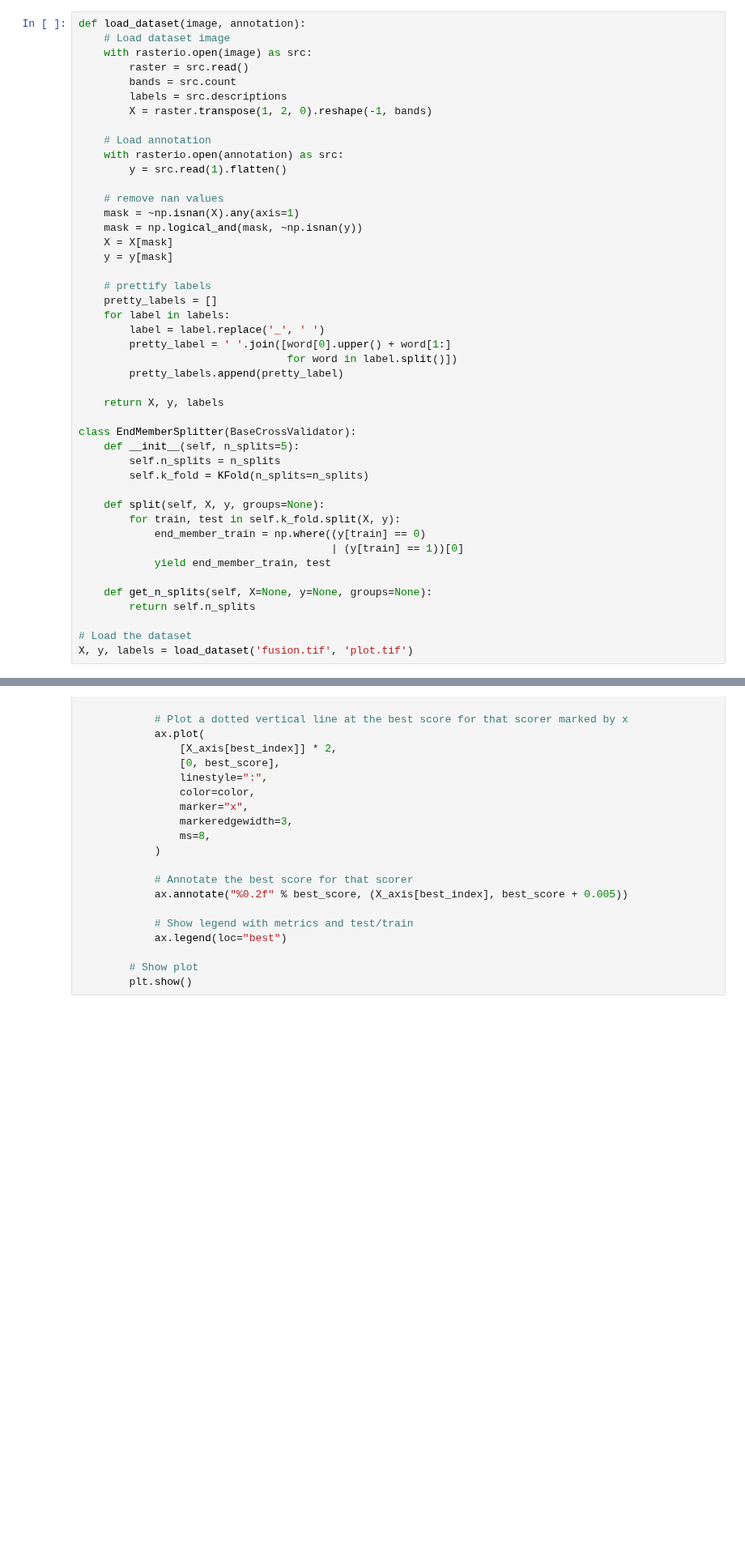
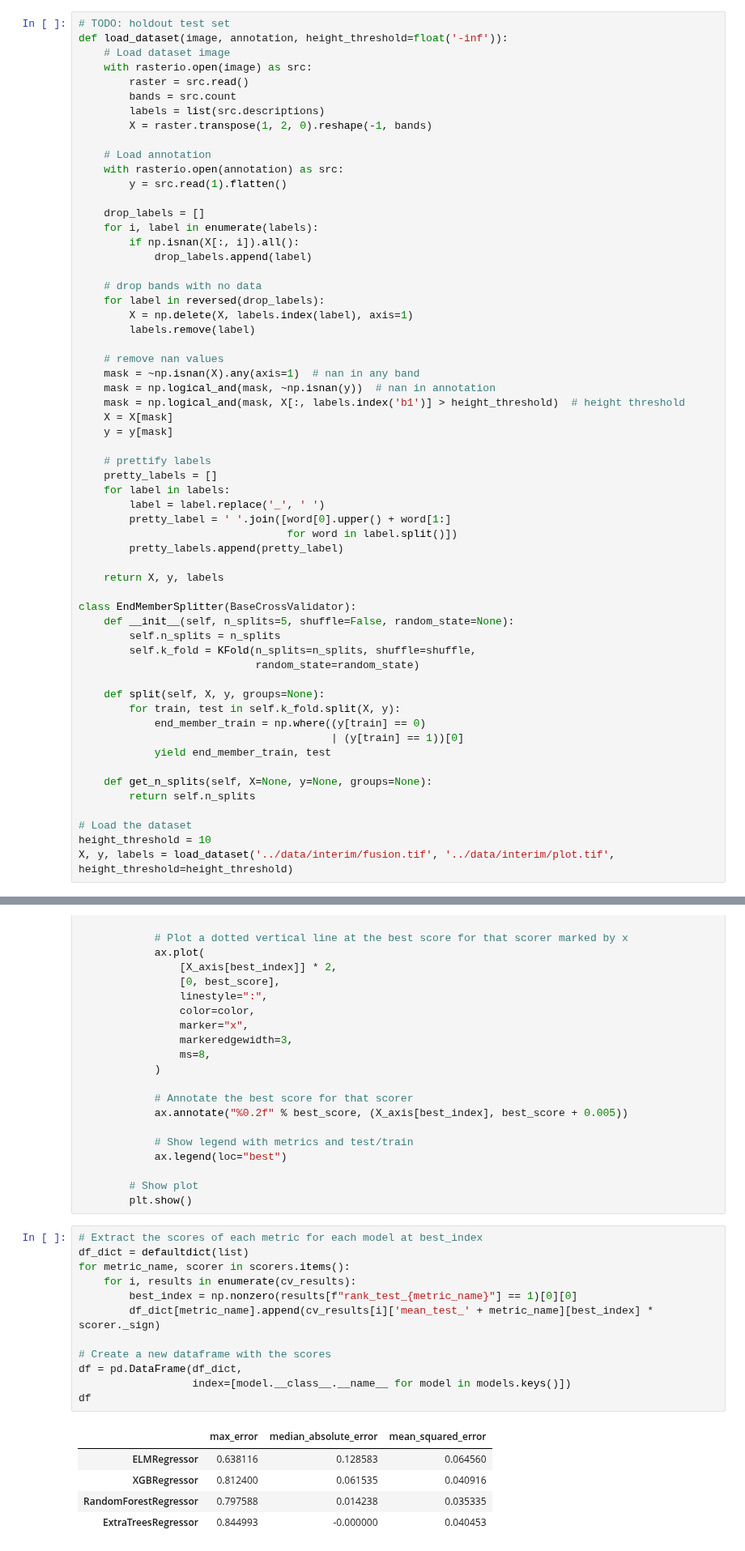
Before and after one commit to Lumcoin/leaf-type-mixture, a Jupyter notebook: notebooks/typical_usage.ipynb, the cells around one changed output, grey strips where cells are left out. Shown at 81% size. Saved outputs shown, nothing was run; the diff lists cells and outputs as text; blank space fills up the shorter version.

```diff
--- a/notebooks/typical_usage.ipynb
+++ b/notebooks/typical_usage.ipynb
@@ -18,21 +19,33 @@ from sklearn.model_selection import (BaseCrossValidator, GridSearchCV, KFold,
 from tqdm import tqdm
 from xgboost import XGBRegressor
 # %%
-def load_dataset(image, annotation):
+# TODO: holdout test set
+def load_dataset(image, annotation, height_threshold=float('-inf')):
     # Load dataset image
     with rasterio.open(image) as src:
         raster = src.read()
         bands = src.count
-        labels = src.descriptions
+        labels = list(src.descriptions)
         X = raster.transpose(1, 2, 0).reshape(-1, bands)
 
     # Load annotation
     with rasterio.open(annotation) as src:
         y = src.read(1).flatten()
 
+    drop_labels = []
+    for i, label in enumerate(labels):
+        if np.isnan(X[:, i]).all():
+            drop_labels.append(label)
+
+    # drop bands with no data
+    for label in reversed(drop_labels):
+        X = np.delete(X, labels.index(label), axis=1)
+        labels.remove(label)
+
     # remove nan values
-    mask = ~np.isnan(X).any(axis=1)
-    mask = np.logical_and(mask, ~np.isnan(y))
+    mask = ~np.isnan(X).any(axis=1)  # nan in any band
+    mask = np.logical_and(mask, ~np.isnan(y))  # nan in annotation
+    mask = np.logical_and(mask, X[:, labels.index('b1')] > height_threshold)  # height threshold
     X = X[mask]
     y = y[mask]
 
@@ -47,9 +60,10 @@ def load_dataset(image, annotation):
     return X, y, labels
 
 class EndMemberSplitter(BaseCrossValidator):
-    def __init__(self, n_splits=5):
+    def __init__(self, n_splits=5, shuffle=False, random_state=None):
         self.n_splits = n_splits
-        self.k_fold = KFold(n_splits=n_splits)
+        self.k_fold = KFold(n_splits=n_splits, shuffle=shuffle,
+                            random_state=random_state)
 
     def split(self, X, y, groups=None):
         for train, test in self.k_fold.split(X, y):
@@ -61,7 +75,8 @@ class EndMemberSplitter(BaseCrossValidator):
         return self.n_splits
 
 # Load the dataset
-X, y, labels = load_dataset('fusion.tif', 'plot.tif')
+height_threshold = 10
+X, y, labels = load_dataset('../data/interim/fusion.tif', '../data/interim/plot.tif', height_threshold=height_threshold)
 # %%
 def similarity_matrix(X, method='spearman'):
     if method == 'spearman':
@@ -277,3 +316,21 @@ for results, (model, param_distributions) in zip(cv_results, models.items()):
 
         # Show plot
         plt.show()
+# %%
+# Extract the scores of each metric for each model at best_index
+df_dict = defaultdict(list)
+for metric_name, scorer in scorers.items():
+    for i, results in enumerate(cv_results):
+        best_index = np.nonzero(results[f"rank_test_{metric_name}"] == 1)[0][0]
+        df_dict[metric_name].append(cv_results[i]['mean_test_' + metric_name][best_index] * scorer._sign)
+
+# Create a new dataframe with the scores
+df = pd.DataFrame(df_dict,
+                  index=[model.__class__.__name__ for model in models.keys()])
+df
+# %% [output]
+|  | max_error | median_absolute_error | mean_squared_error |
+| ELMRegressor | 0.638116 | 0.128583 | 0.064560 |
+| XGBRegressor | 0.812400 | 0.061535 | 0.040916 |
+| RandomForestRegressor | 0.797588 | 0.014238 | 0.035335 |
+| ExtraTreesRegressor | 0.844993 | -0.000000 | 0.040453 |
```
Also changed, not shown: parts of 6 cells of this notebook, 2 other files.
